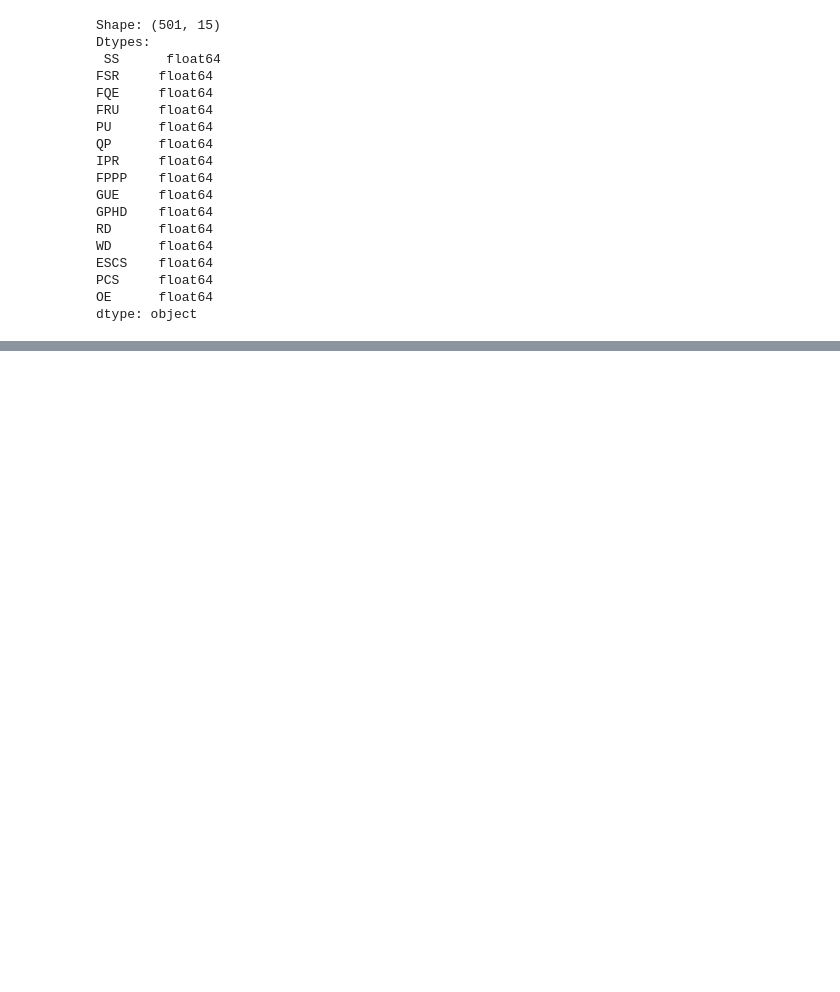
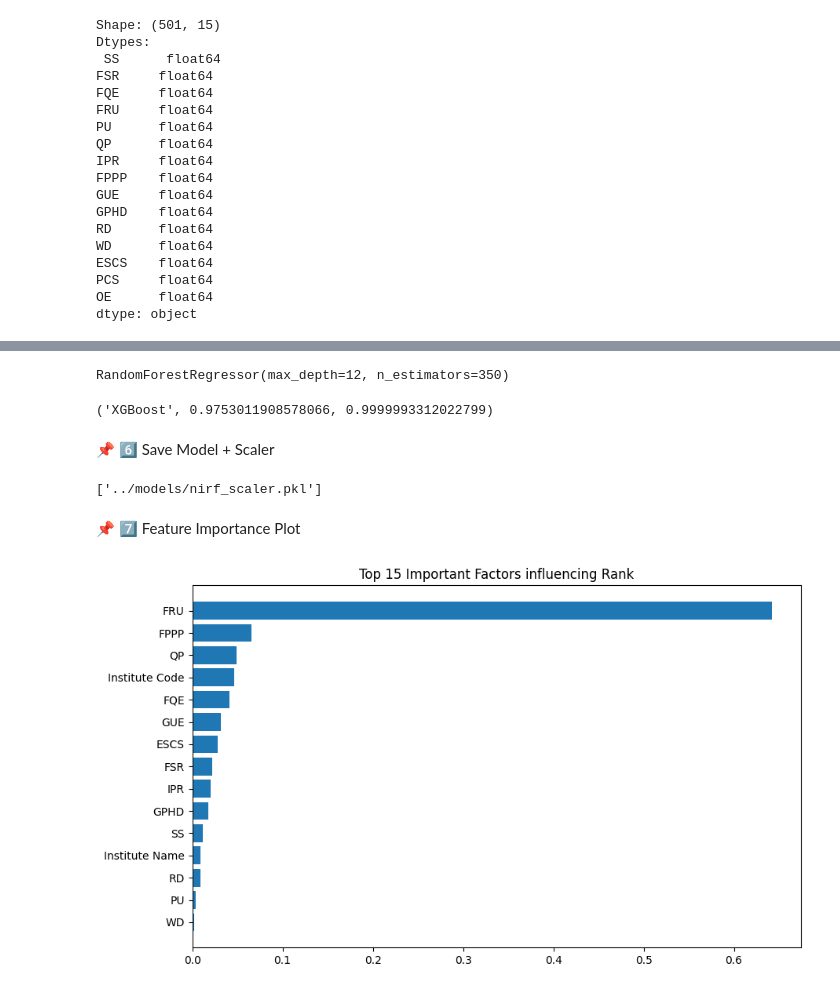
Before and after one commit to Valenshivansh/RankXplain, a Jupyter notebook: notebooks/model_three.ipynb, the cells around one changed output, grey strips where cells are left out. Saved outputs shown, nothing was run; the diff lists cells and outputs as text; code cells hidden in the pictures; blank space fills up the shorter version.

Commit message:
upgraded to a better model

```diff
--- a/notebooks/model_three.ipynb
+++ b/notebooks/model_three.ipynb
@@ -175,0 +106,46 @@ joblib.dump(scaler, "../models/nirf_scaler.pk")
+# %%
+from sklearn.ensemble import RandomForestRegressor
+from xgboost import XGBRegressor
+
+rf = RandomForestRegressor(n_estimators=350, max_depth=12)
+xgb = XGBRegressor(n_estimators=300, learning_rate=0.08, max_depth=7)
+
+
+rf.fit(X, y)
+# %% [output]
+RandomForestRegressor(max_depth=12, n_estimators=350)
+# %%
+rf = RandomForestRegressor(n_estimators=350, max_depth=12)
+xgb = XGBRegressor(n_estimators=300, learning_rate=0.08, max_depth=7)
+
+rf.fit(X_scaled, y)
+xgb.fit(X_scaled, y)
+
+rf_score = rf.score(X_scaled, y)
+xgb_score = xgb.score(X_scaled, y)
+
+best_model = rf if rf_score > xgb_score else xgb
+best_name = "RandomForest" if best_model == rf else "XGBoost"
+
+best_name, rf_score, xgb_score
+# %% [output]
+('XGBoost', 0.9753011908578066, 0.9999993312022799)
+# %% [markdown]
+📌 6️⃣ Save Model + Scaler
+# %%
+joblib.dump(best_model, "../models/nirf_pr_model.pkl")
+joblib.dump(scaler, "../models/nirf_scaler.pkl")
+# %% [output]
+['../models/nirf_scaler.pkl']
+# %% [markdown]
+📌 7️⃣ Feature Importance Plot
+# %%
+importances = best_model.feature_importances_
+idx = np.argsort(importances)[::-1]
+
+plt.figure(figsize=(10,6))
+plt.barh(np.array(features)[idx][:15][::-1], importances[idx][:15][::-1])
+plt.title("Top 15 Important Factors influencing Rank")
+plt.show()
+# %% [output]
+[figure, added]
```
Also changed, not shown: parts of 11 cells of this notebook, 2 other files.
